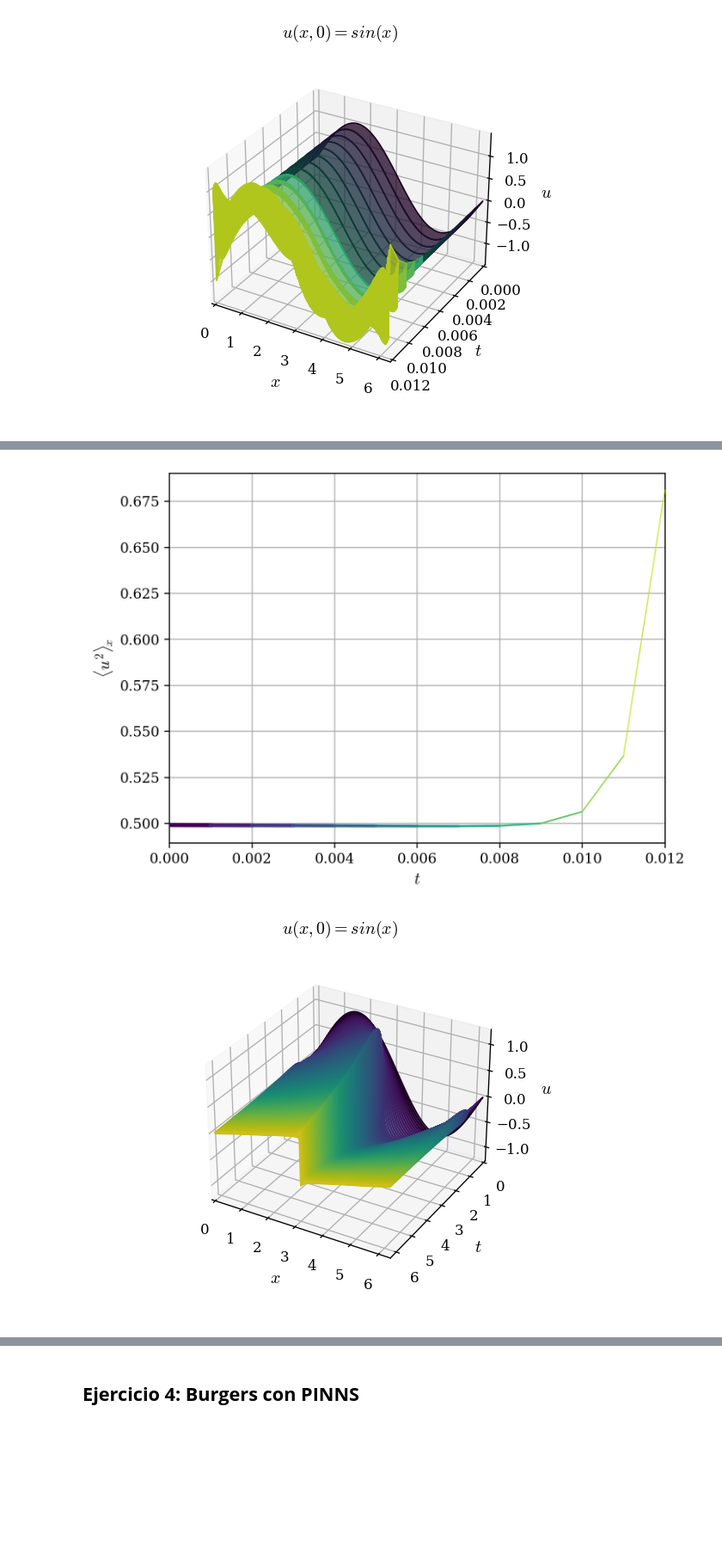
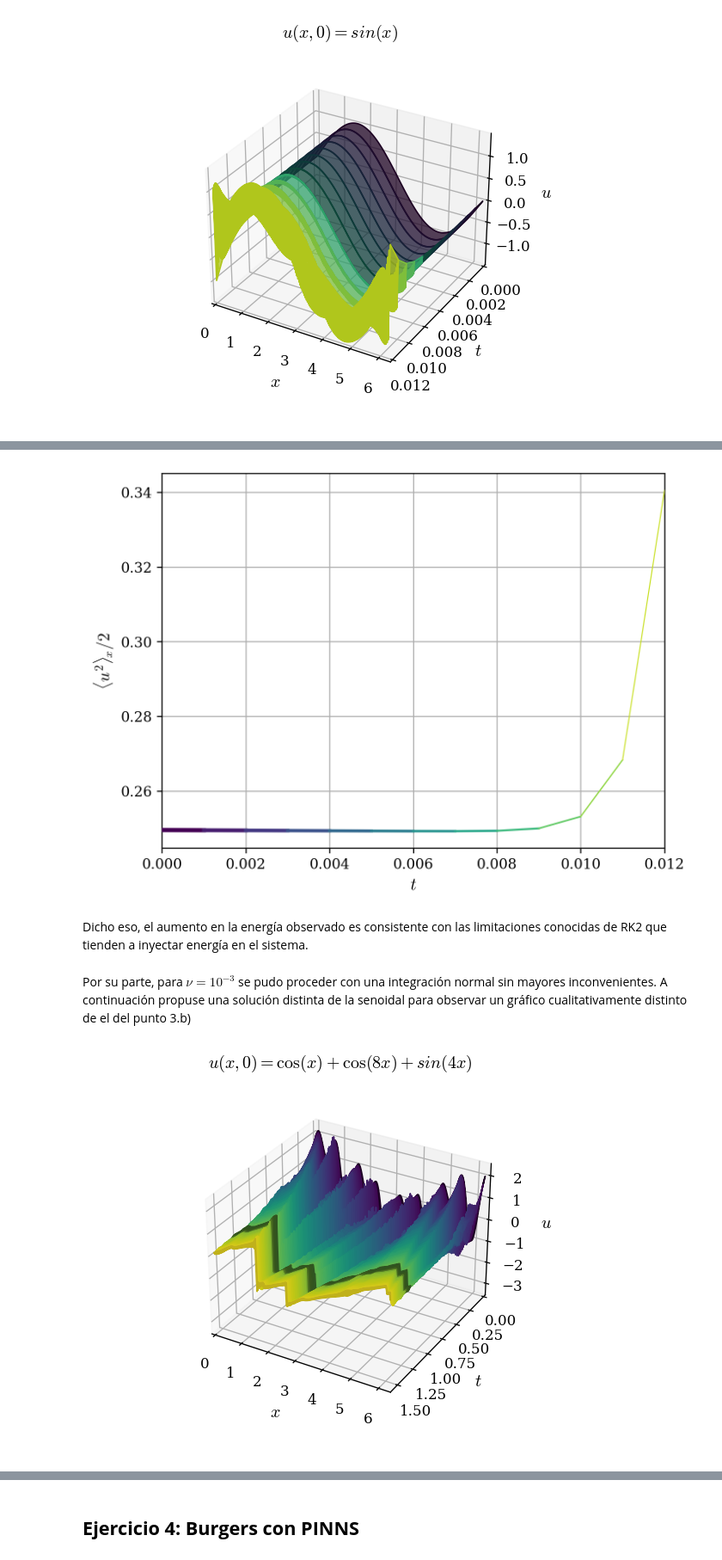
Before and after one commit to agustinbrusco/Sistemas_Complejos, a Jupyter notebook: guias/Guia2.ipynb, the cells around one changed output, grey strips where cells are left out. Shown at 86% size. Drawn from its saved outputs; the diff is of its cells as text; code cells hidden in the pictures; blank space fills up the shorter version.

```diff
--- a/guias/Guia2.ipynb
+++ b/guias/Guia2.ipynb
@@ -504,18 +506,26 @@ plt.show()
 # %%
 plt.close("all")
 %matplotlib inline
-ax, colormap = plot_colorline(t_vals, t_vals, np.mean(u**2, axis=0, ), cmap_name="viridis")
+energy_vals = np.mean(u**2, axis=0, )/2
+ax, colormap = plot_colorline(t_vals, t_vals, energy_vals, cmap_name="viridis")
+# de_dt = nu * np.mean(u * np.fft.irfft(-(k_vals**2) * np.fft.rfft(u, axis=0).T, axis=1).T, axis=0)
+# ax.plot(t_vals, energy_vals - np.cumsum(de_dt)*dt)
 ax.grid()
 ax.set_xlabel(r"$t$")
 ax.set_xlim(t_vals.min(), t_vals.max())
-ax.set_ylabel(r"$\langle u^2 \rangle\!_x$")
+ax.set_ylabel(r"$\langle u^2 \rangle\!_x / 2$")
 plt.show()
 # %% [output]
-[figure, old version]
+[figure, new version]
+# %% [markdown]
+Dicho eso, el aumento en la energía observado es consistente con las limitaciones conocidas de RK2 que tienden a inyectar energía en el sistema.
+# %% [markdown]
+Por su parte, para $\nu = 10^{-3}$ se pudo proceder con una integración normal sin mayores inconvenientes. A continuación propuse una solución distinta de la senoidal para observar un gráfico cualitativamente distinto de el del punto 3.b)
 # %%
 nu = 1e-3
 u = [  # Lista de arrays con la velocidad
-    np.sin(x_vals),  # CI: senoidal pura
+    # np.sin(x_vals),  # CI: senoidal pura
+    np.cos(x_vals) + np.cos(8*x_vals) + np.sin(4*x_vals)  # CI: suma de armónicas
     ]
 
 # Aplico el método de Euler para la integración temporal
@@ -528,10 +538,12 @@ t_vals = np.arange(0, (n + 0.5)*dt, dt)  # Tiempo
 # %%
 %matplotlib widget
 fig, ax, v_cmap = plot_3d_evolution(x_vals, t_vals, u, cmap_name="viridis")
 fig.set_label("Evolución de la Ecuación de Burgers mediante Método Pseudoespectral")
-fig.suptitle(r"$u(x, 0) = sin(x)$")
+# fig.suptitle(r"$u(x, 0) = sin(x)$")
+fig.suptitle(r"$u(x, 0) = \cos(x) + \cos(8x) + sin(4x)$")
+
 # ax.set_zlim(-1, 1)
 plt.show()
 %matplotlib inline
 # %% [output]
-[figure, old version]
+[figure, new version]
```
Also changed, not shown: parts of 40 cells of this notebook.
